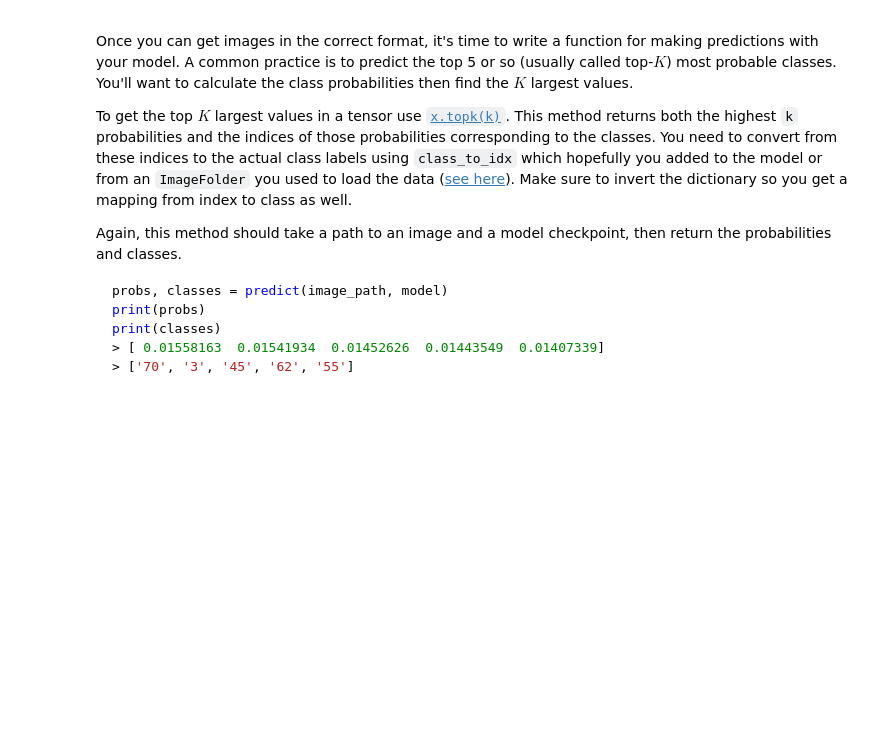
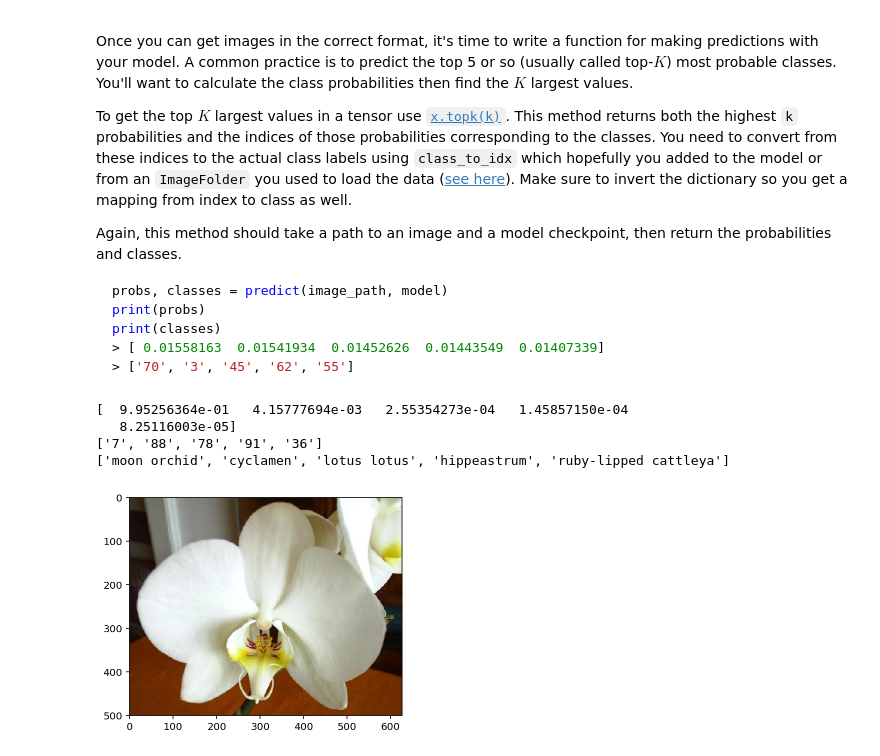
Before and after one commit to raghuchandan1/Image_Classification, a Jupyter notebook: Image Classifier Project.ipynb, the cells around one changed output. Drawn from its saved outputs; the diff is of its cells as text; code cells hidden in the pictures; blank space fills up the shorter version.

```diff
--- a/Image Classifier Project.ipynb
+++ b/Image Classifier Project.ipynb
@@ -243,7 +250,7 @@ total = 0
 accuracy = 0
 model.eval()
 with torch.no_grad():
-    for inputs, labels in validationloader:
+    for inputs, labels in testloader:
         inputs, labels = inputs.to(device), labels.to(device)
         logps = model.forward(inputs)
         # Calculate accuracy
@@ -262,10 +271,10 @@ Now that your network is trained, save the model so you can load it later for ma
 Remember that you'll want to completely rebuild the model later so you can use it for inference. Make sure to include any information you need in the checkpoint. If you want to load the model and keep training, you'll want to save the number of epochs as well as the optimizer state, `optimizer.state_dict`. You'll likely want to use this trained model in the next part of the project, so best to save it now.
 # %%
 # TODO: Save the checkpoint
-model.class_to_idx = image_datasets[0].class_to_idx
+model.class_to_idx = train_data.class_to_idx
 
 checkpoint = {'input_size': 25088,
-              'hidden_layers':[4096,2048],
+              'hidden_layers':[2048],
               'output_size': 102,
               'arch': 'vgg16',
               'learning_rate': 0.009,
@@ -376,8 +422,43 @@ print(classes)
 def predict(image_path, model, topk=5):
     ''' Predict the class (or classes) of an image using a trained deep learning model.
     '''
+    model.eval()
+    model.cpu()
+    image = process_image(image_path)
+    image = torch.from_numpy(np.array([image])).float()
 
+    image = Variable(image)
+
+    with torch.no_grad():
+            output = model.forward(image)
+            ps = output.exp()
+            probs, labels = torch.topk(ps, topk)
+
+            class_to_idx_rev = {model.class_to_idx[k]: k for k in model.class_to_idx}
+
+            classes = []
+
+            for label in labels.numpy()[0]:
+                classes.append(class_to_idx_rev[label])
+
+            return probs.numpy()[0], classes
     # TODO: Implement the code to predict the class from an image file
+# %%
+img = random.choice(os.listdir('./flowers/test/7/'))
+img_path = './flowers/test/7/' + img
+with  Image.open(img_path) as image:
+    plt.imshow(image)
+
+prob, classes = predict(img_path, model)
+print(prob)
+print(classes)
+print([cat_to_name[x] for x in classes])
+# %% [output]
+[  9.95256364e-01   4.15777694e-03   2.55354273e-04   1.45857150e-04
+   8.25116003e-05]
+['7', '88', '78', '91', '36']
+['moon orchid', 'cyclamen', 'lotus lotus', 'hippeastrum', 'ruby-lipped cattleya']
+[figure, added]
 # %% [markdown]
 ## Sanity Checking
 
```
Also changed, not shown: parts of 11 cells of this notebook, 1 other file.
